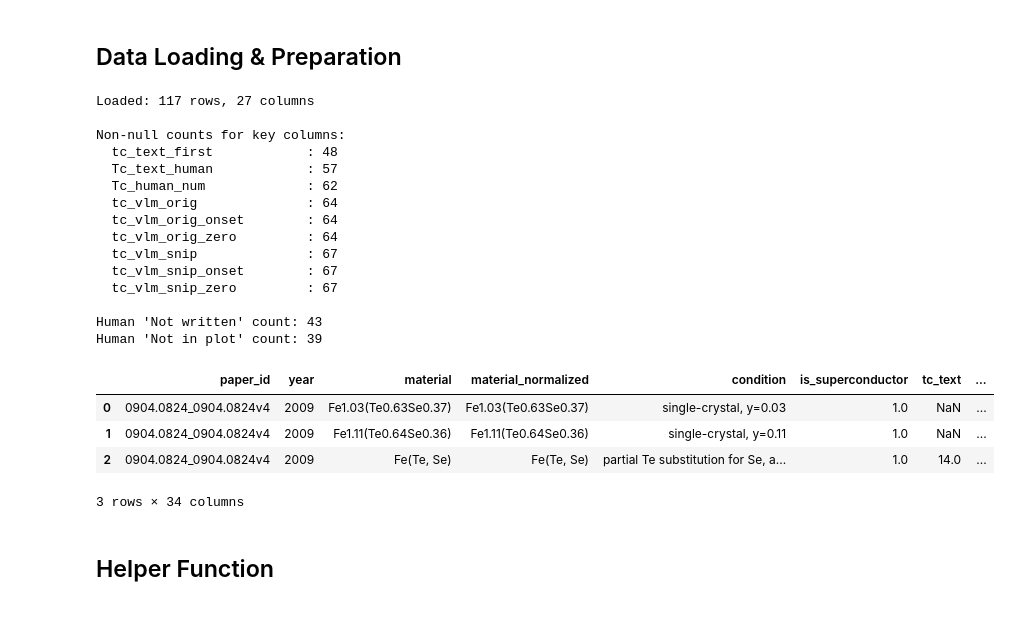
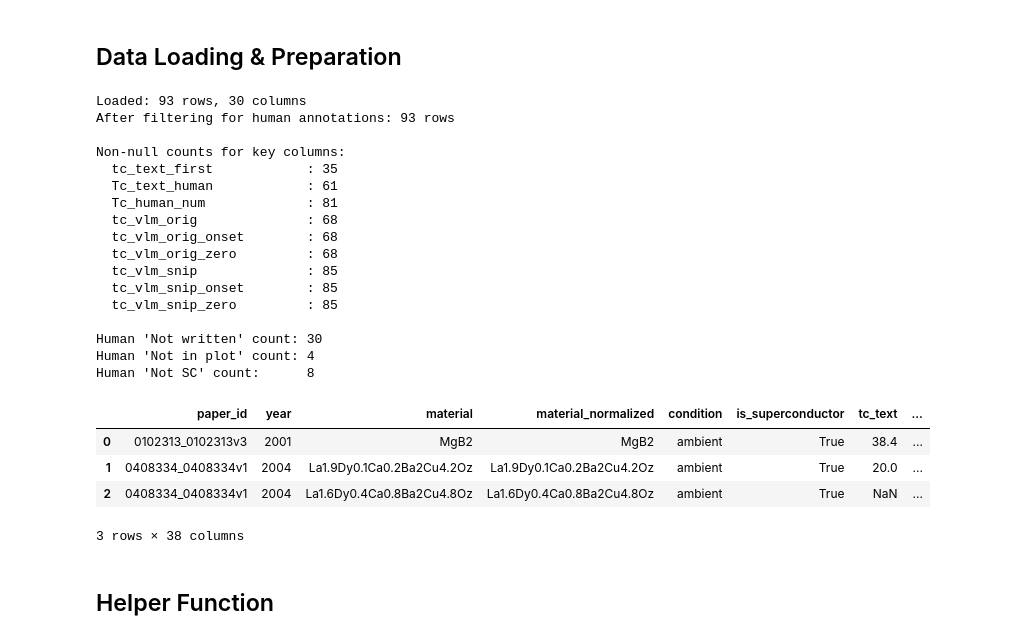
Before and after one commit to LeMaterial/lematerial-llm-synthesis, a Jupyter notebook: examples/notebooks/dev/visualisation_tc_with_human_annotation.ipynb, the cells around one changed output. Drawn from its saved outputs; the diff is of its cells as text; code cells hidden in the pictures.

```diff
--- a/examples/notebooks/dev/visualisation_tc_with_human_annotation.ipynb
+++ b/examples/notebooks/dev/visualisation_tc_with_human_annotation.ipynb
@@ -44,61 +49,85 @@ Style loaded
 # %% [markdown]
 ## Data Loading & Preparation
 # %%
-DATA_PATH = Path.home() / "Downloads" / "tc_master_snippet_human_annotation.xlsx"
-df = pd.read_excel(DATA_PATH)
+
+#DATA_PATH = Path.home() / "Downloads" / "tc_master_snippet_human_annotation.xlsx"
+DATA_PATH = Path.home() / "Documents" / "Studieren" / "lemat_synth" / "lematerial-llm-synthesis" / "examples" / "data" / "results_Tc_v3_24_02" / "tc_master_snippet_v3_annotated_v2.csv"
+
+if DATA_PATH.suffix == ".xlsx":
+    df = pd.read_excel(DATA_PATH)
+else:
+    df = pd.read_csv(DATA_PATH)
 print(f"Loaded: {len(df)} rows, {df.columns.size} columns")
+
+# --- Harmonise column names (works for both xlsx and merged v3 csv) ---
+rename_map = {
+    "Tc_text human ": "tc_text_human",
+    "Tc_human":       "tc_human",
+    "Human: comment ":"human_comment",
+}
+df.rename(columns={k: v for k, v in rename_map.items() if k in df.columns}, inplace=True)
+
+# --- Drop rows where human annotation is absent (string "NA" from merge, or actual NaN) ---
+df = df[df["tc_text_human"].notna() & (df["tc_text_human"].astype(str) != "NA")]
+df = df[df["tc_human"].notna() & (df["tc_human"].astype(str) != "NA")]
+print(f"After filtering for human annotations: {len(df)} rows")
 
 # --- Parse human annotation columns ---
 # "Not written" = human confirmed no Tc in text for this material
 # "Not in plot" = human confirmed material is not in any figure
+# "Not SC"      = human confirmed material is NOT superconducting
 # Numeric string = human-annotated Tc value
 # NaN = not annotated
 
 # Keep raw strings for FP/FN logic, create numeric versions for plotting
-df["Tc_text_human_raw"] = df["Tc_text human "].astype(str).str.strip()
-df["Tc_human_raw"] = df["Tc_human"].astype(str).str.strip()
+df["Tc_text_human_raw"] = df["tc_text_human"].astype(str).str.strip()
+df["Tc_human_raw"] = df["tc_human"].astype(str).str.strip()
 
-df["Tc_text_human"] = pd.to_numeric(df["Tc_text human "], errors="coerce")
-df["Tc_human_num"] = pd.to_numeric(df["Tc_human"], errors="coerce")
+df["Tc_text_human"] = pd.to_numeric(df["tc_text_human"], errors="coerce")
+df["Tc_human_num"] = pd.to_numeric(df["tc_human"], errors="coerce")
 
-# Boolean flags: human explicitly says "not there"
+# Boolean flags: human explicitly says "not there" or "not SC"
 df["text_human_not_written"] = df["Tc_text_human_raw"].str.lower().str.contains("not written", na=False)
 df["plot_human_not_in_plot"] = df["Tc_human_raw"].str.lower().str.contains("not in plot", na=False)
+df["human_not_sc"] = df["Tc_human_raw"].str.lower().str.contains("not sc", na=False)
 
 # Create tc_text_first: first non-null of tc_text, tc_text_onset, tc_text_zero
 df["tc_text_first"] = df["tc_text"].fillna(df["tc_text_onset"]).fillna(df["tc_text_zero"])
 
 print(f"\nNon-null counts for key columns:")
 for col in ["tc_text_first", "Tc_text_human", "Tc_human_num",
             "tc_vlm_orig", "tc_vlm_orig_onset", "tc_vlm_orig_zero",
             "tc_vlm_snip", "tc_vlm_snip_onset", "tc_vlm_snip_zero"]:
     print(f"  {col:25s}: {df[col].notna().sum()}")
 
 print(f"\nHuman 'Not written' count: {df['text_human_not_written'].sum()}")
 print(f"Human 'Not in plot' count: {df['plot_human_not_in_plot'].sum()}")
+print(f"Human 'Not SC' count:      {df['human_not_sc'].sum()}")
 
 df.head(3)
 # %% [output]
-Loaded: 117 rows, 27 columns
+Loaded: 93 rows, 30 columns
+After filtering for human annotations: 93 rows
 
 Non-null counts for key columns:
-  tc_text_first            : 48
-  Tc_text_human            : 57
-  Tc_human_num             : 62
-  tc_vlm_orig              : 64
-  tc_vlm_orig_onset        : 64
-  tc_vlm_orig_zero         : 64
-  tc_vlm_snip              : 67
-  tc_vlm_snip_onset        : 67
-  tc_vlm_snip_zero         : 67
+  tc_text_first            : 35
+  Tc_text_human            : 61
+  Tc_human_num             : 81
+  tc_vlm_orig              : 68
+  tc_vlm_orig_onset        : 68
+  tc_vlm_orig_zero         : 68
+  tc_vlm_snip              : 85
+  tc_vlm_snip_onset        : 85
+  tc_vlm_snip_zero         : 85
 
-Human 'Not written' count: 43
-Human 'Not in plot' count: 39
+Human 'Not written' count: 30
+Human 'Not in plot' count: 4
+Human 'Not SC' count:      8
 |  | paper_id | year | material | material_normalized | condition | is_superconductor | tc_text | ... |
-| 0 | 0904.0824_0904.0824v4 | 2009 | Fe1.03(Te0.63Se0.37) | Fe1.03(Te0.63Se0.37) | single-crystal, y=0.03 | 1.0 | NaN | ... |
-| 1 | 0904.0824_0904.0824v4 | 2009 | Fe1.11(Te0.64Se0.36) | Fe1.11(Te0.64Se0.36) | single-crystal, y=0.11 | 1.0 | NaN | ... |
-| 2 | 0904.0824_0904.0824v4 | 2009 | Fe(Te, Se) | Fe(Te, Se) | partial Te substitution for Se, a... | 1.0 | 14.0 | ... |
+| 0 | 0102313_0102313v3 | 2001 | MgB2 | MgB2 | ambient | True | 38.4 | ... |
+| 1 | 0408334_0408334v1 | 2004 | La1.9Dy0.1Ca0.2Ba2Cu4.2Oz | La1.9Dy0.1Ca0.2Ba2Cu4.2Oz | ambient | True | 20.0 | ... |
+| 2 | 0408334_0408334v1 | 2004 | La1.6Dy0.4Ca0.8Ba2Cu4.8Oz | La1.6Dy0.4Ca0.8Ba2Cu4.8Oz | ambient | True | NaN | ... |
-3 rows × 34 columns
+3 rows × 38 columns
 # %% [markdown]
 ## Helper Function
 # %%
```
Also changed, not shown: parts of 32 cells of this notebook, 2 other files.
